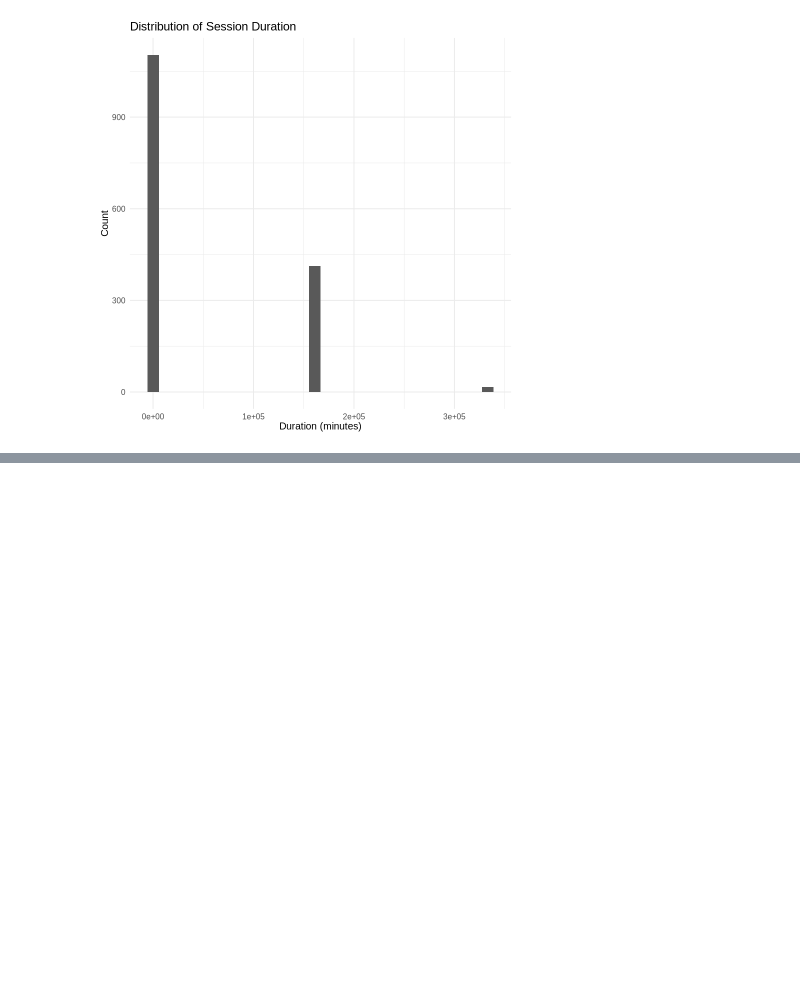
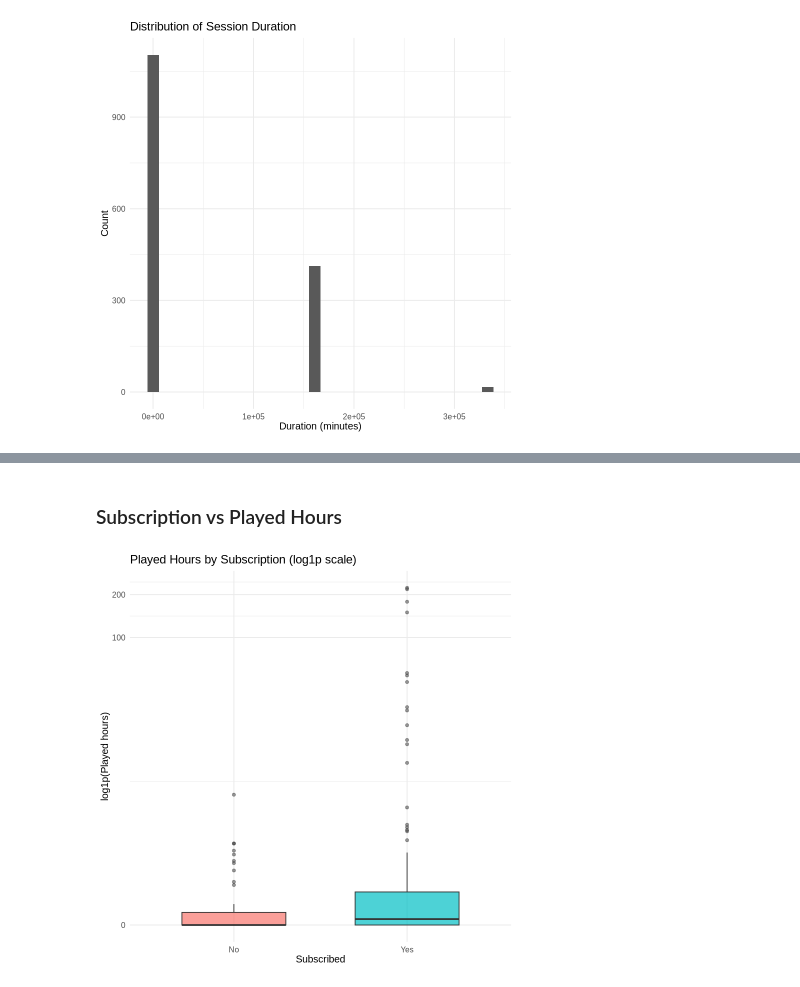
Before and after one commit to realshady-art/DSCI-100-2025W1-Group-project, a Jupyter notebook: Data Science Project Planning Report.ipynb, the cells around one changed output, grey strips where cells are left out. Saved outputs shown, nothing was run; the diff lists cells and outputs as text; code cells hidden in the pictures; blank space fills up the shorter version.

```diff
--- a/Data Science Project Planning Report.ipynb
+++ b/Data Science Project Planning Report.ipynb
@@ -340,0 +409,12 @@ Warning message:
+# %% [markdown]
+### Subscription vs Played Hours
+# %%
+ggplot(players_plot, aes(x = subscribe_f, y = played_hours, fill = subscribe_f)) +
+  geom_boxplot(alpha = 0.7, width = 0.6, outlier.alpha = 0.5) +
+  scale_y_continuous(trans = "log1p") +
+  labs(title = "Played Hours by Subscription (log1p scale)",
+       x = "Subscribed", y = "log1p(Played hours)", fill = "Subscribed") +
+  theme_minimal(base_size = 12) +
+  theme(legend.position = "none")
+# %% [output]
+[figure, added]
```
Also changed, not shown: parts of 8 cells of this notebook.
